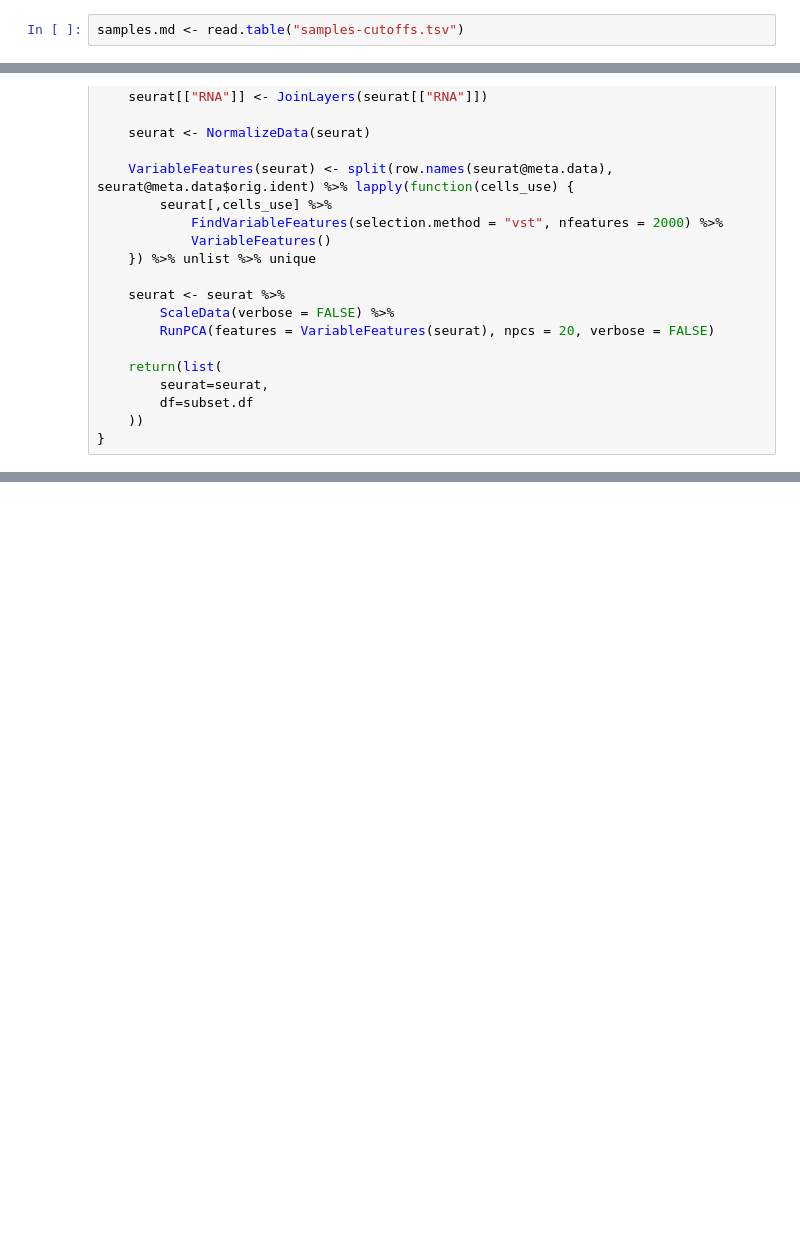
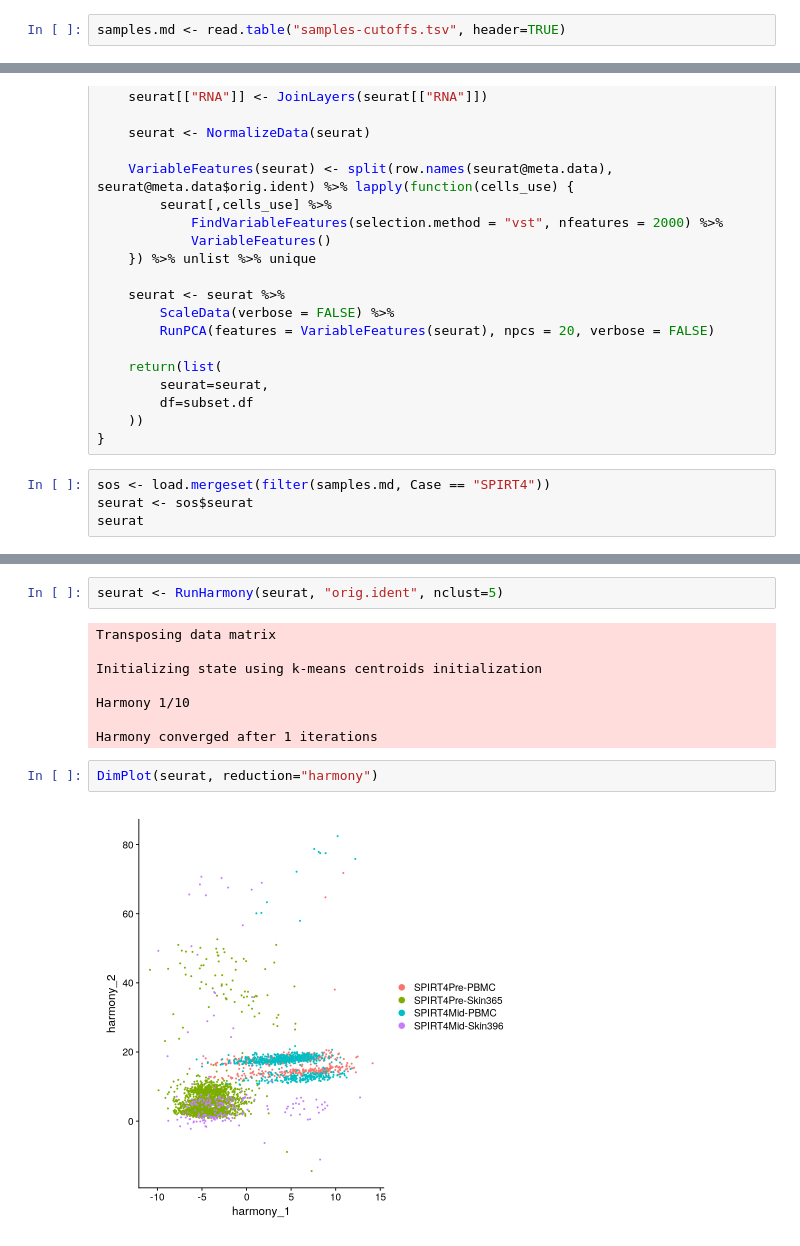
Before and after one commit to cvaske/cho-skin-cd45, a Jupyter notebook: docker-seurat5.0.0/01-harmony-run1.ipynb, the cells around one changed output, grey strips where cells are left out. Saved outputs shown, nothing was run; the diff lists cells and outputs as text; blank space fills up the shorter version.

Commit message:
Harmony with different amount of clusters

```diff
--- a/docker-seurat5.0.0/01-harmony-run1.ipynb
+++ b/docker-seurat5.0.0/01-harmony-run1.ipynb
@@ -20,5 +24,5 @@ Loading required package: Rcpp
 # %%
-samples.md <- read.table("samples-cutoffs.tsv")
+samples.md <- read.table("samples-cutoffs.tsv", header=TRUE)
 # %%
 load.subset <- function(h5, project, nFeature.min, nFeature.max, percent.mt.max, sample) {
     so <- CreateSeuratObject(counts = Read10X_h5(h5), project = project)
@@ -74,3 +78,7 @@ load.mergeset <- function(md) {
         df=subset.df
     ))
 }
+# %%
+sos <- load.mergeset(filter(samples.md, Case == "SPIRT4"))
+seurat <- sos$seurat
+seurat
@@ -76,0 +100,14 @@ load.mergeset <- function(md) {
+# %%
+seurat <- RunHarmony(seurat, "orig.ident", nclust=5)
+# %% [output]
+Transposing data matrix
+
+Initializing state using k-means centroids initialization
+
+Harmony 1/10
+
+Harmony converged after 1 iterations
+# %%
+DimPlot(seurat, reduction="harmony")
+# %% [output]
+[figure, added]
```
Also changed, not shown: parts of 3 cells of this notebook, 1 other file.
